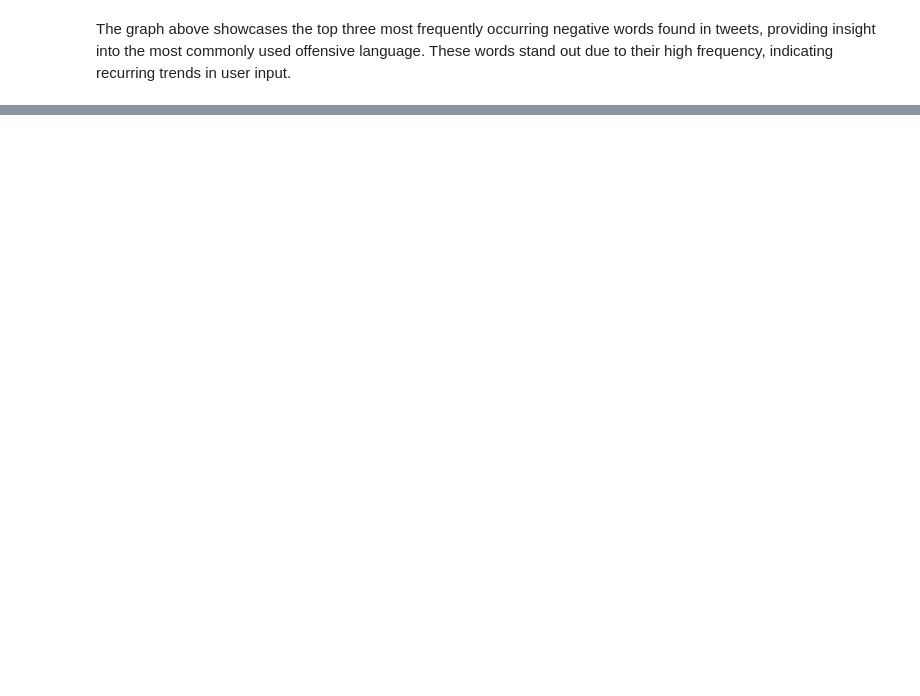
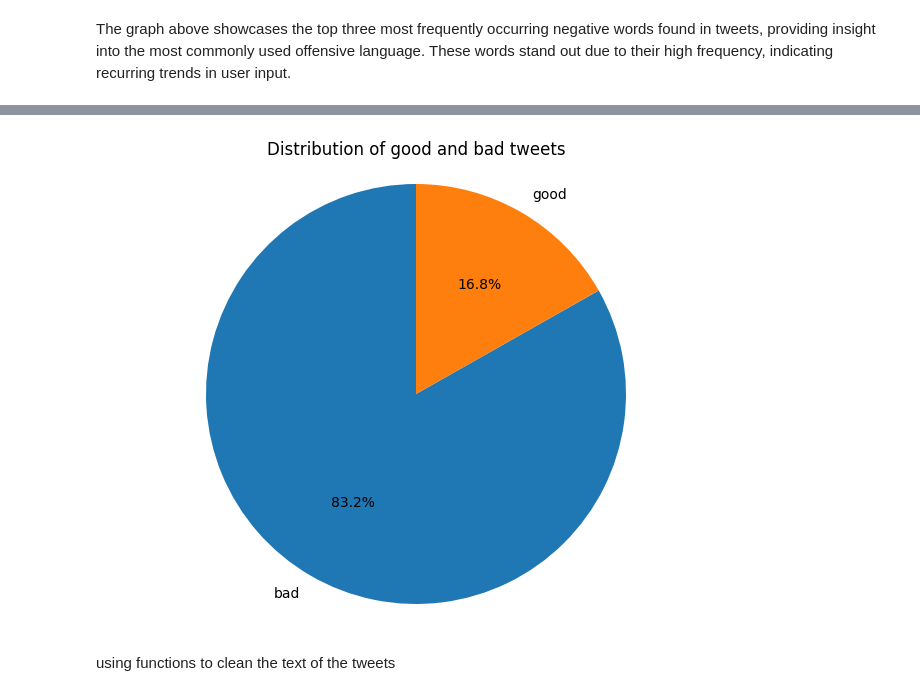
Before and after one commit to RajVarunn/nlp_sentimentanalysis, a Jupyter notebook: sr.ipynb, the cells around one changed output, grey strips where cells are left out. Drawn from its saved outputs; the diff is of its cells as text; code cells hidden in the pictures; blank space fills up the shorter version.

Commit message:
results after cleaning

```diff
--- a/sr.ipynb
+++ b/sr.ipynb
@@ -209,0 +207,4 @@ The graph above showcases the top three most frequently occurring negative words
+# %%
+df['combined_class']=df['class'].apply(lambda x:'good' if x==2 else'bad')
+df= df.drop(columns=['hate_speech_count','offensive_language_count','neither_count'])
+df.head()
@@ -209,0 +218,17 @@ The graph above showcases the top three most frequently occurring negative words
+# %%
+class_count = df['combined_class'].value_counts()
+plt.figure(figsize=(8,6))
+plt.pie(
+    class_count,  # Values for each slice
+    labels=class_count.index,  # Labels for each slice
+    autopct='%1.1f%%',  # Show percentage on each slice
+    startangle=90  # Rotate the start of the pie chart
+)
+plt.title('Distribution of good and bad tweets')
+plt.axis('equal')
+
+plt.show()
+# %% [output]
+[figure, added]
+# %% [markdown]
+using functions to clean the text of the tweets
```
Also changed, not shown: parts of 16 cells of this notebook, 1 other file.
